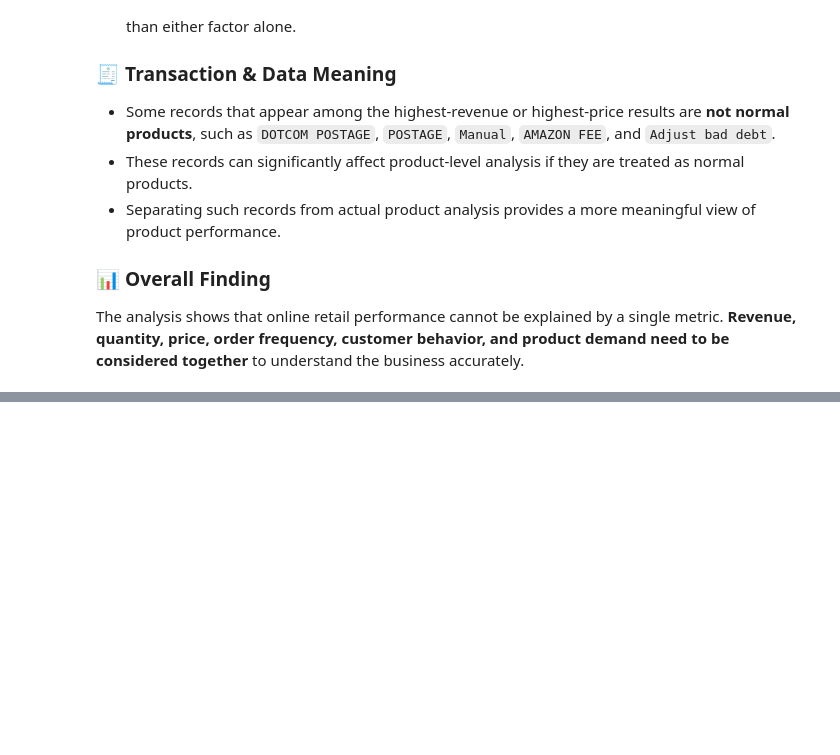
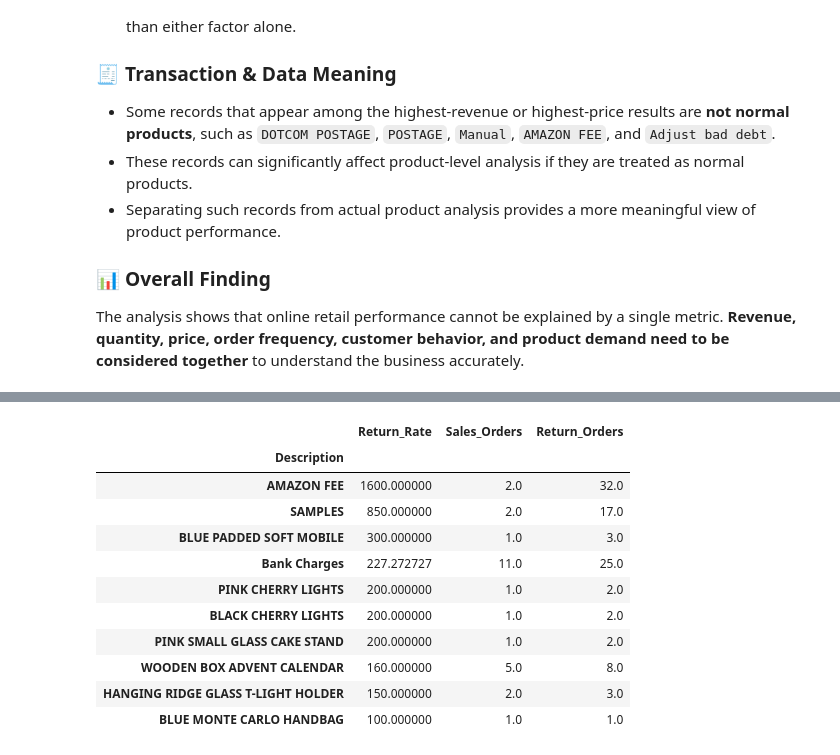
Before and after one commit to vikasa-y/Online-Retail-Sales-Analysis, a Jupyter notebook: Notebooks/Online_Retail_Eda.ipynb, the cells around one changed output, grey strips where cells are left out. Drawn from its saved outputs; the diff is of its cells as text; code cells hidden in the pictures; blank space fills up the shorter version.

Commit message:
Business Analysis Done

```diff
--- a/Notebooks/Online_Retail_Eda.ipynb
+++ b/Notebooks/Online_Retail_Eda.ipynb
@@ -1064,0 +1259,32 @@ The analysis shows that online retail performance cannot be explained by a singl
+# %%
+Returns_df["Description"] = Returns_df["Description"].astype(str)
+sales_df["Description"] = sales_df["Description"].astype(str)
+# %%
+return_orders_product = Returns_df.groupby("Description")["InvoiceNo"].nunique()
+
+sales_orders_product = sales_df.groupby("Description")["InvoiceNo"].nunique()
+
+product_return_rate = (return_orders_product / sales_orders_product) * 100
+
+product_return_analysis = pd.DataFrame({
+    "Return_Rate": product_return_rate,
+    "Sales_Orders": sales_orders_product,
+    "Return_Orders": return_orders_product
+})
+
+product_return_analysis.sort_values(
+    "Return_Rate", ascending=False
+).head(10)
+# %% [output]
+|  | Return_Rate | Sales_Orders | Return_Orders |
+| Description |  |  |  |
+| AMAZON FEE | 1600.000000 | 2.0 | 32.0 |
+| SAMPLES | 850.000000 | 2.0 | 17.0 |
+| BLUE PADDED SOFT MOBILE | 300.000000 | 1.0 | 3.0 |
+| Bank Charges | 227.272727 | 11.0 | 25.0 |
+| PINK CHERRY LIGHTS | 200.000000 | 1.0 | 2.0 |
+| BLACK CHERRY LIGHTS | 200.000000 | 1.0 | 2.0 |
+| PINK SMALL GLASS CAKE STAND | 200.000000 | 1.0 | 2.0 |
+| WOODEN BOX ADVENT CALENDAR | 160.000000 | 5.0 | 8.0 |
+| HANGING RIDGE GLASS T-LIGHT HOLDER | 150.000000 | 2.0 | 3.0 |
+| BLUE MONTE CARLO HANDBAG | 100.000000 | 1.0 | 1.0 |
```
Also changed, not shown: parts of 21 cells of this notebook.
